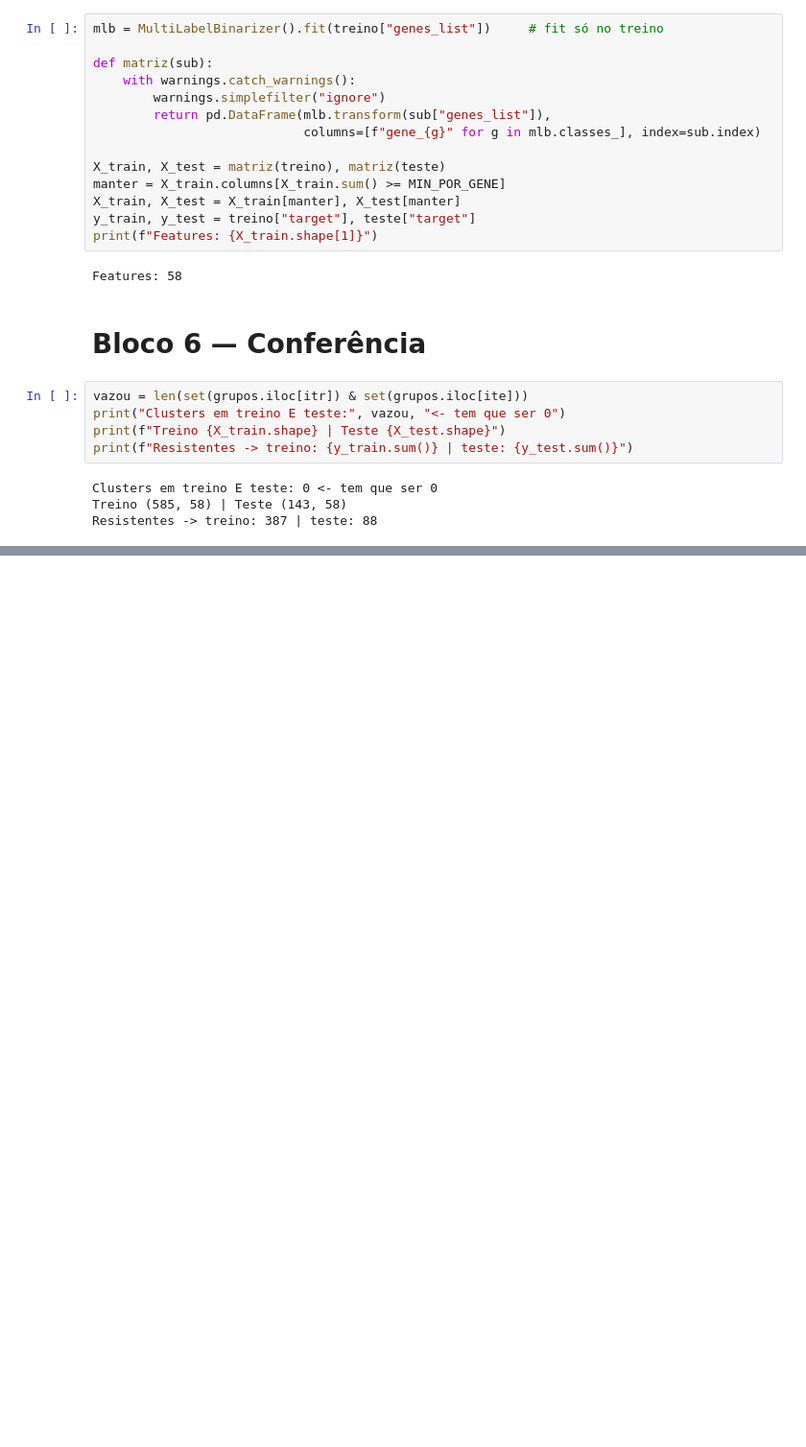
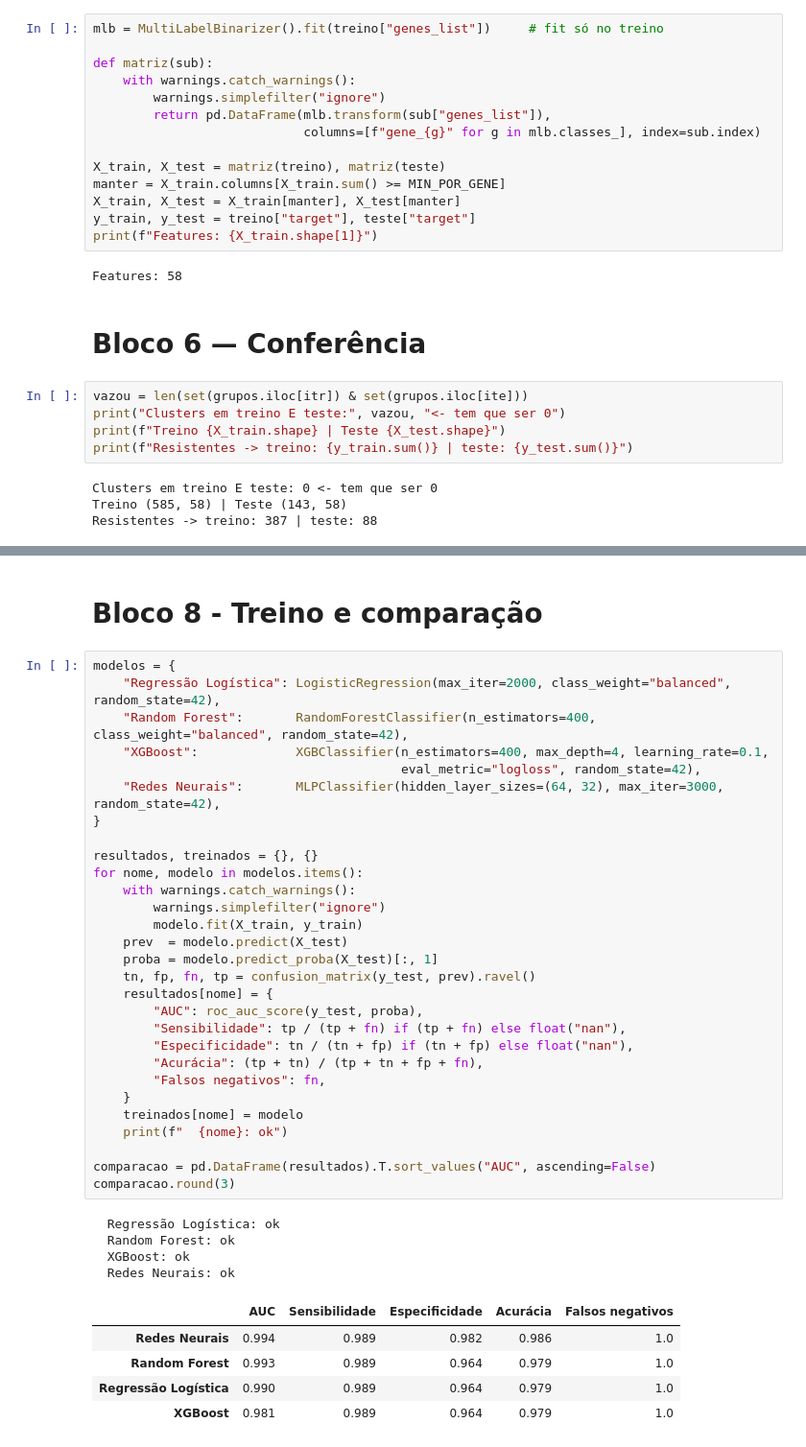
Before and after one commit to nimsayrosie/Bionalya-Plataform, a Jupyter notebook: dados_algoritmos.ipynb, the cells around one changed output, grey strips where cells are left out. Shown at 96% size. Drawn from its saved outputs; the diff is of its cells as text; blank space fills up the shorter version.

```diff
--- a/dados_algoritmos.ipynb
+++ b/dados_algoritmos.ipynb
@@ -287,0 +314,41 @@ Resistentes -> treino: 387 | teste: 88
+# %% [markdown]
+# Bloco 8 - Treino e comparação
+# %%
+modelos = {
+    "Regressão Logística": LogisticRegression(max_iter=2000, class_weight="balanced", random_state=42),
+    "Random Forest":       RandomForestClassifier(n_estimators=400, class_weight="balanced", random_state=42),
+    "XGBoost":             XGBClassifier(n_estimators=400, max_depth=4, learning_rate=0.1,
+                                         eval_metric="logloss", random_state=42),
+    "Redes Neurais":       MLPClassifier(hidden_layer_sizes=(64, 32), max_iter=3000, random_state=42),
+}
+
+resultados, treinados = {}, {}
+for nome, modelo in modelos.items():
+    with warnings.catch_warnings():
+        warnings.simplefilter("ignore")
+        modelo.fit(X_train, y_train)
+    prev  = modelo.predict(X_test)
+    proba = modelo.predict_proba(X_test)[:, 1]
+    tn, fp, fn, tp = confusion_matrix(y_test, prev).ravel()
+    resultados[nome] = {
+        "AUC": roc_auc_score(y_test, proba),
+        "Sensibilidade": tp / (tp + fn) if (tp + fn) else float("nan"),
+        "Especificidade": tn / (tn + fp) if (tn + fp) else float("nan"),
+        "Acurácia": (tp + tn) / (tp + tn + fp + fn),
+        "Falsos negativos": fn,
+    }
+    treinados[nome] = modelo
+    print(f"  {nome}: ok")
+
+comparacao = pd.DataFrame(resultados).T.sort_values("AUC", ascending=False)
+comparacao.round(3)
+# %% [output]
+  Regressão Logística: ok
+  Random Forest: ok
+  XGBoost: ok
+  Redes Neurais: ok
+|  | AUC | Sensibilidade | Especificidade | Acurácia | Falsos negativos |
+| Redes Neurais | 0.994 | 0.989 | 0.982 | 0.986 | 1.0 |
+| Random Forest | 0.993 | 0.989 | 0.964 | 0.979 | 1.0 |
+| Regressão Logística | 0.990 | 0.989 | 0.964 | 0.979 | 1.0 |
+| XGBoost | 0.981 | 0.989 | 0.964 | 0.979 | 1.0 |
```
Also changed, not shown: parts of 13 cells of this notebook, 1 other file.
